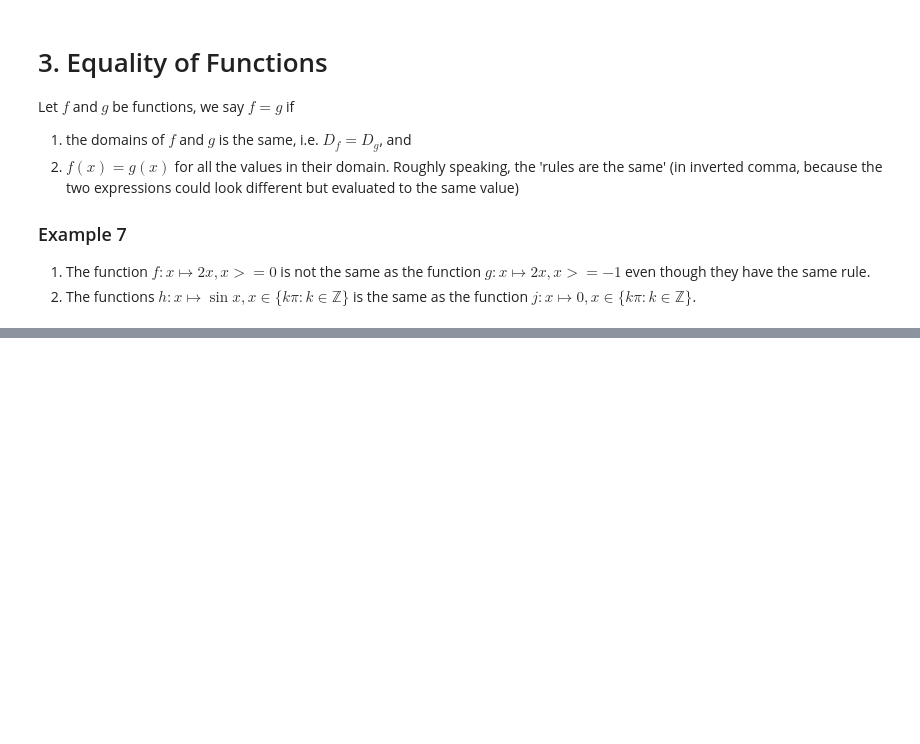
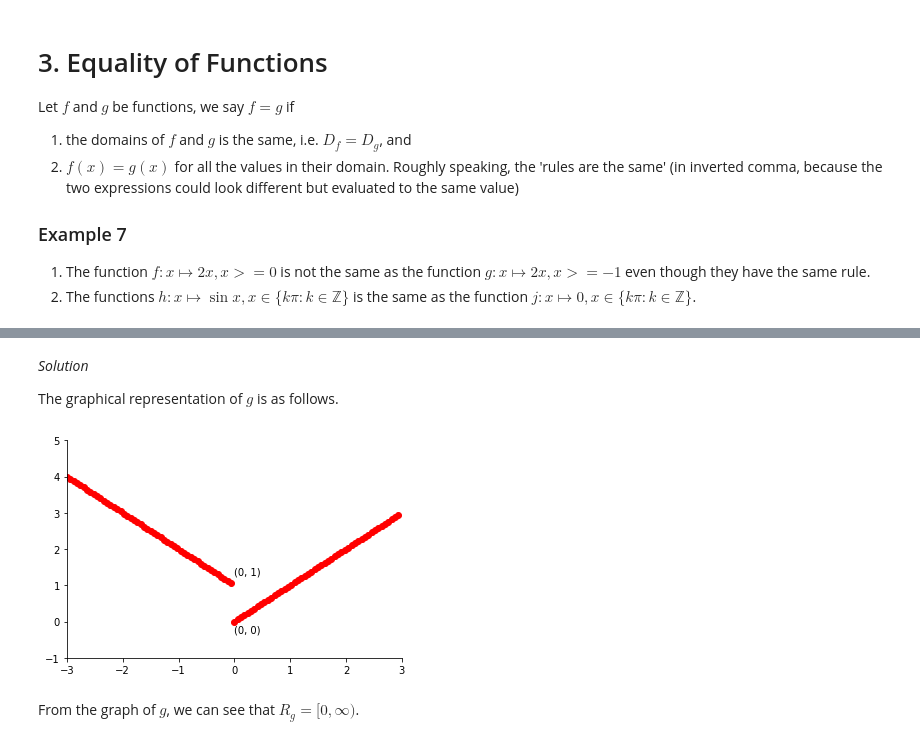
Before and after one commit to beertino/H2_math_w_python, a Jupyter notebook: Notes/Functions.ipynb, the cells around one changed output, grey strips where cells are left out. Saved outputs shown, nothing was run; the diff lists cells and outputs as text; code cells hidden in the pictures; blank space fills up the shorter version.

```diff
--- a/Notes/Functions.ipynb
+++ b/Notes/Functions.ipynb
@@ -560,0 +584,46 @@ Let $f$ and $g$ be functions, we say $f = g$ if
+# %% [markdown]
+*Solution*
+
+The graphical representation of $g$ is as follows.
+# %%
+# We import the following so
+from matplotlib import pyplot as plt
+
+# Rules of g
+def g(x):
+    # using if for the interval x<0
+    if x<0:
+        return -x+1
+
+    # the other rule for the interval x>=0
+    elif x>=0:
+        return x
+
+# Mimicking domain of g
+upper_x_bound = 3
+lower_x_bound = -3
+no_of_points = 100
+domain_of_g = [-3+((3-(-3))/no_of_points)*i for i in range(no_of_points)]
+
+# Plotting g
+plt.clf()
+range_of_g = [g(x) for x in domain_of_g]
+plt.plot(domain_of_g,range_of_g,'ro')
+ax = plt.gca()
+ax.spines['top'].set_visible(False)
+ax.spines['right'].set_visible(False)
+ax.set_xbound(lower=-3, upper=3)
+ax.set_ybound(lower=-1, upper=5)
+
+# Since the domain is R, we don't annotate start and end points
+# We annotate the points where the pieces have different rule
+right_piece = (0,g(0))
+plt.annotate(f'{right_piece}',(right_piece[0],right_piece[1]-0.3))
+left_piece = (0,g(0)+1)
+plt.annotate(f'{left_piece}',(left_piece[0],left_piece[1]+0.3))
+
+plt.show()
+# %% [output]
+[figure, added]
+# %% [markdown]
+From the graph of $g$, we can see that $R_g=[0,\infty)$.
```
Also changed, not shown: parts of 6 cells of this notebook, 1 other file.
